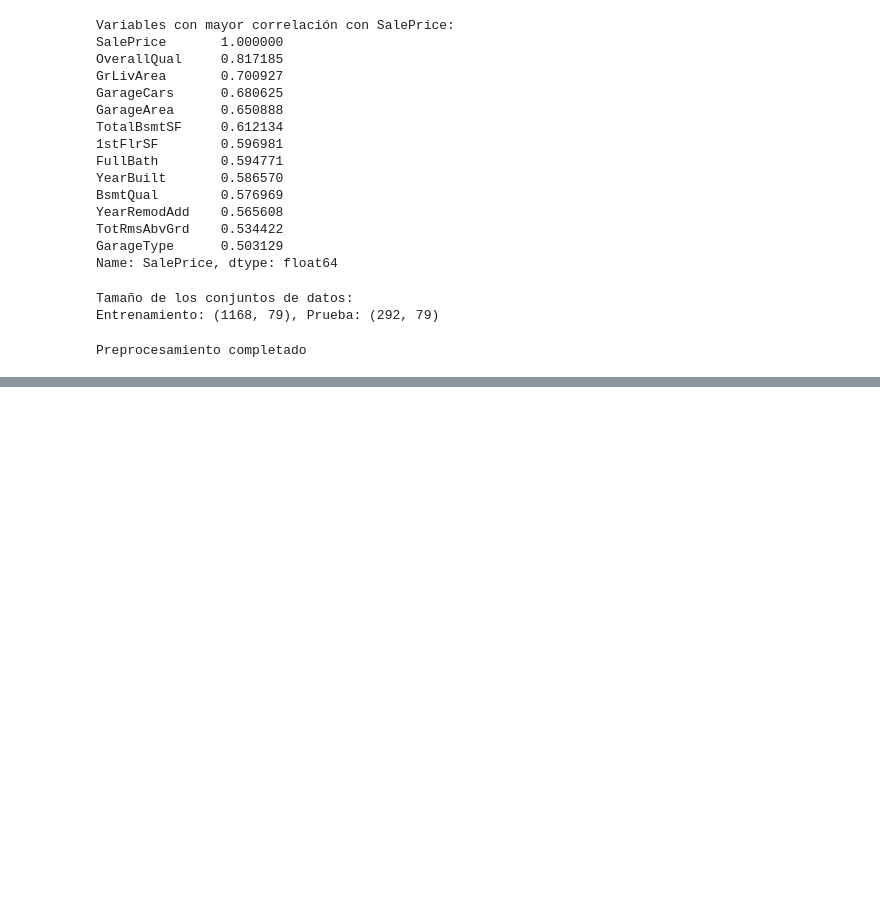
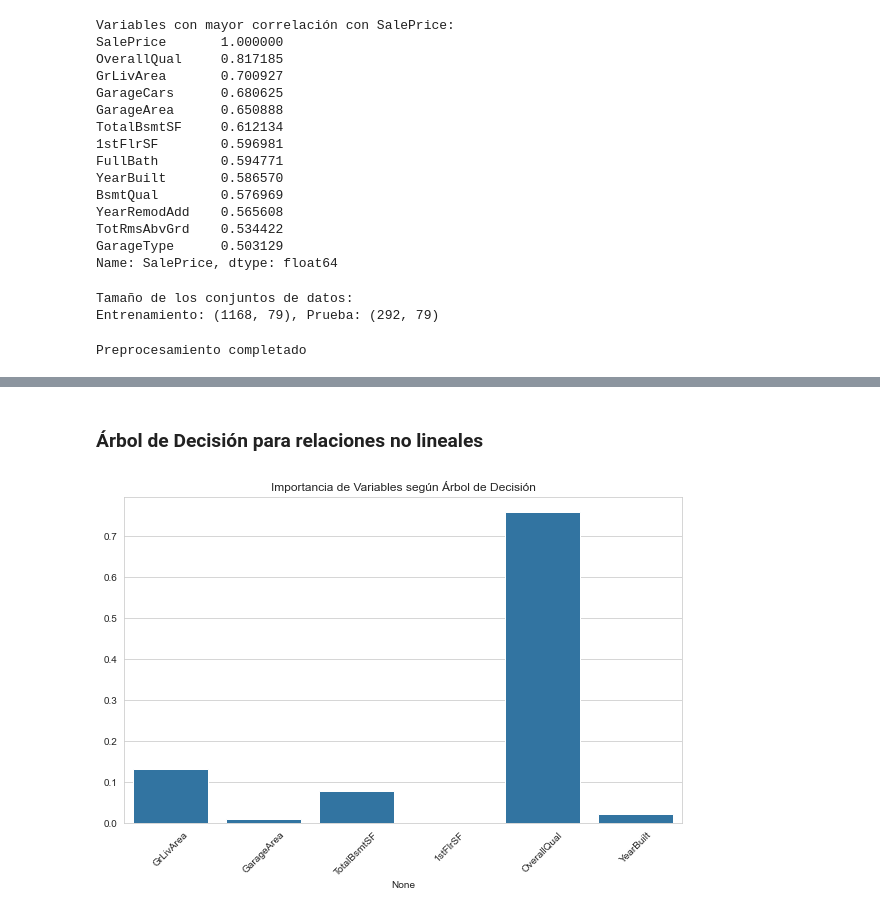
Before and after one commit to Riv2oo4/Proyecto1_MD, a Jupyter notebook: proyecto1.ipynb, the cells around one changed output, grey strips where cells are left out. Drawn from its saved outputs; the diff is of its cells as text; code cells hidden in the pictures; blank space fills up the shorter version.

```diff
--- a/proyecto1.ipynb
+++ b/proyecto1.ipynb
@@ -141,0 +175,12 @@ Preprocesamiento completado
+# %%
+from sklearn.preprocessing import StandardScaler
+
+scaler = StandardScaler()
+X_scaled = scaler.fit_transform(X)
+
+reg = LinearRegression()
+reg.fit(X_scaled, y)
+
+print("\nCoeficientes de la regresión lineal:")
+for var, coef in zip(X.columns, reg.coef_):
+    print(f"{var}: {coef:.2f}")
@@ -141,0 +195,13 @@ Preprocesamiento completado
+# %% [markdown]
+### Árbol de Decisión para relaciones no lineales
+# %%
+tree = DecisionTreeRegressor(max_depth=4)
+tree.fit(X, y)
+
+plt.figure(figsize=(10, 6))
+sns.barplot(x=X.columns, y=tree.feature_importances_)
+plt.xticks(rotation=45)
+plt.title("Importancia de Variables según Árbol de Decisión")
+plt.show()
+# %% [output]
+[figure, added]
```
Also changed, not shown: parts of 10 cells of this notebook, 3 other files.
